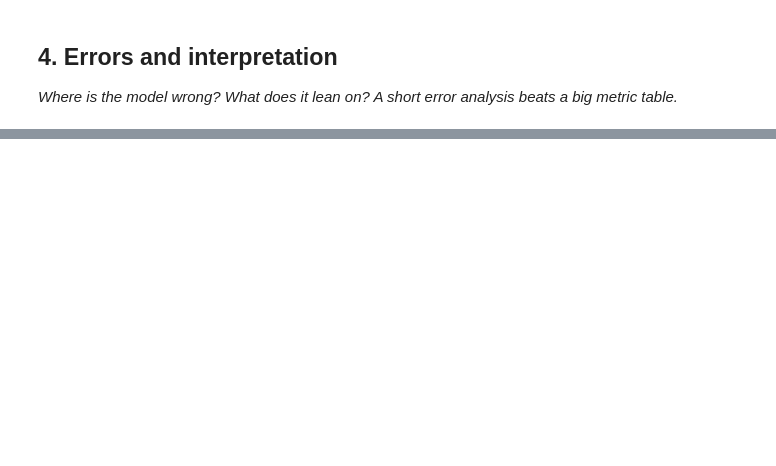
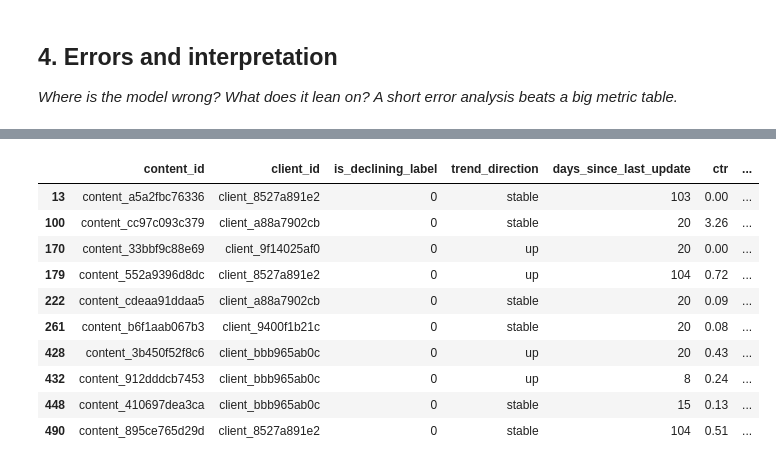
Before and after one commit to ruchitgoud/flyrankai-intern, a Jupyter notebook: work/notebooks/w05_model.ipynb, the cells around one changed output, grey strips where cells are left out. Saved outputs shown, nothing was run; the diff lists cells and outputs as text; code cells hidden in the pictures; blank space fills up the shorter version.

```diff
--- a/work/notebooks/w05_model.ipynb
+++ b/work/notebooks/w05_model.ipynb
@@ -15,0 +21,19 @@ This skeleton is yours to fill. Work the sections **in order** — each one has
+# %%
+import os
+import pandas as pd
+
+repo_path = "/content/flyrankai-intern"
+
+# Clone the repository if it is not already available
+if not os.path.exists(repo_path):
+    !git clone https://github.com/ruchitgoud/flyrankai-intern.git
+
+# Move into the repository
+%cd /content/flyrankai-intern
+
+# Load the dataset
+df = pd.read_csv("data/raw/content_refresh_anonymized.csv")
+
+print("Dataset shape:", df.shape)
+print("\nTarget values:")
+print(df["trend_direction"].value_counts(dropna=False))
@@ -36,0 +318,61 @@ This skeleton is yours to fill. Work the sections **in order** — each one has
+# %%
+# Section 4 — Errors and interpretation
+
+from sklearn.metrics import confusion_matrix
+
+model_pred = (model_prob >= 0.50).astype(int)
+
+error_df = test_df[
+    [
+        "content_id",
+        "client_id",
+        "is_declining_label",
+        "trend_direction",
+        "days_since_last_update",
+        "ctr",
+        "avg_position",
+        "impressions_90d"
+    ]
+].copy()
+
+error_df["predicted_probability"] = model_prob
+error_df["predicted_label"] = model_pred
+
+false_positives = error_df[
+    (error_df["is_declining_label"] == 0) &
+    (error_df["predicted_label"] == 1)
+].copy()
+
+false_negatives = error_df[
+    (error_df["is_declining_label"] == 1) &
+    (error_df["predicted_label"] == 0)
+].copy()
+
+print("False positives:", len(false_positives))
+print("False negatives:", len(false_negatives))
+
+print("\nExample false positives:")
+display(false_positives.head(10))
+
+print("\nExample false negatives:")
+display(false_negatives.head(10))
+
+feature_names = pipeline.named_steps[
+    "preprocessor"
+].get_feature_names_out()
+
+importances = pipeline.named_steps[
+    "model"
+].feature_importances_
+
+feature_importance = pd.DataFrame({
+    "feature": feature_names,
+    "importance": importances
+}).sort_values(
+    "importance",
+    ascending=False
+)
+
+print("\nTop 15 model features:")
+display(feature_importance.head(15))
+# %% [output]
@@ -36,0 +383,11 @@ This skeleton is yours to fill. Work the sections **in order** — each one has
+|  | content_id | client_id | is_declining_label | trend_direction | days_since_last_update | ctr | ... |
+| 13 | content_a5a2fbc76336 | client_8527a891e2 | 0 | stable | 103 | 0.00 | ... |
+| 100 | content_cc97c093c379 | client_a88a7902cb | 0 | stable | 20 | 3.26 | ... |
+| 170 | content_33bbf9c88e69 | client_9f14025af0 | 0 | up | 20 | 0.00 | ... |
+| 179 | content_552a9396d8dc | client_8527a891e2 | 0 | up | 104 | 0.72 | ... |
+| 222 | content_cdeaa91ddaa5 | client_a88a7902cb | 0 | stable | 20 | 0.09 | ... |
+| 261 | content_b6f1aab067b3 | client_9400f1b21c | 0 | stable | 20 | 0.08 | ... |
+| 428 | content_3b450f52f8c6 | client_bbb965ab0c | 0 | up | 20 | 0.43 | ... |
+| 432 | content_912dddcb7453 | client_bbb965ab0c | 0 | up | 8 | 0.24 | ... |
+| 448 | content_410697dea3ca | client_bbb965ab0c | 0 | stable | 15 | 0.13 | ... |
+| 490 | content_895ce765d29d | client_8527a891e2 | 0 | stable | 104 | 0.51 | ... |
```
Also changed, not shown: parts of 15 cells of this notebook.
